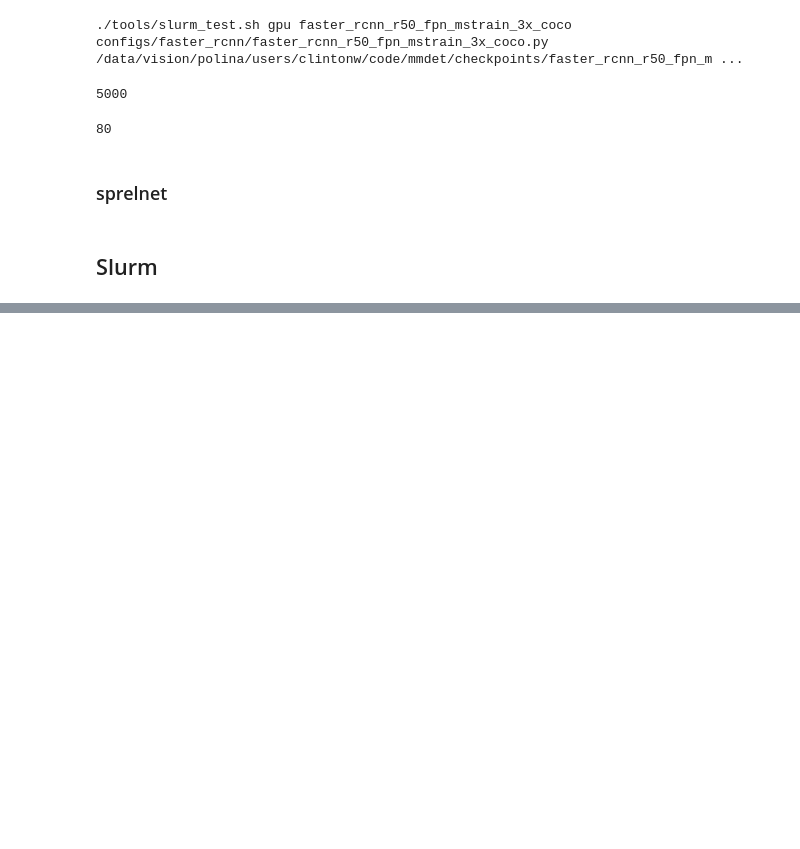
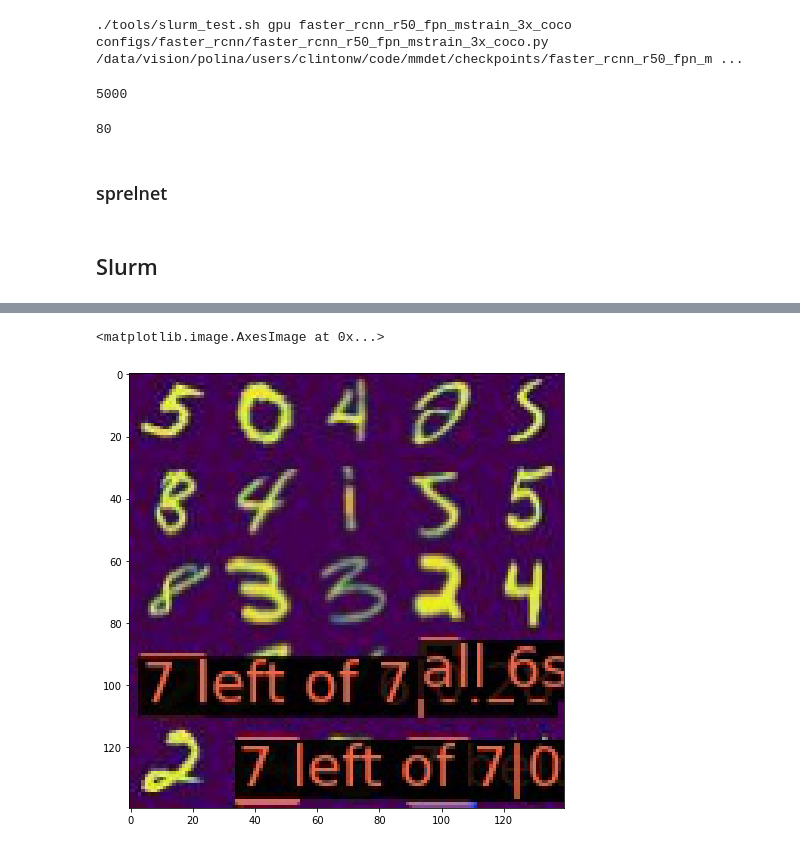
Before and after one commit to clintonjwang/sprelnet, a Jupyter notebook: scratchpad.ipynb, the cells around one changed output, grey strips where cells are left out. Saved outputs shown, nothing was run; the diff lists cells and outputs as text; code cells hidden in the pictures; blank space fills up the shorter version.

```diff
--- a/scratchpad.ipynb
+++ b/scratchpad.ipynb
@@ -334,0 +403,5 @@ for epoch in range(1, optimizer_settings["epochs"]+1):
+# %%
+plt.imshow(test_img)
+# %% [output]
+<matplotlib.image.AxesImage at 0x...>
+[figure, added]
```
Also changed, not shown: parts of 61 cells of this notebook, 1 other file.
